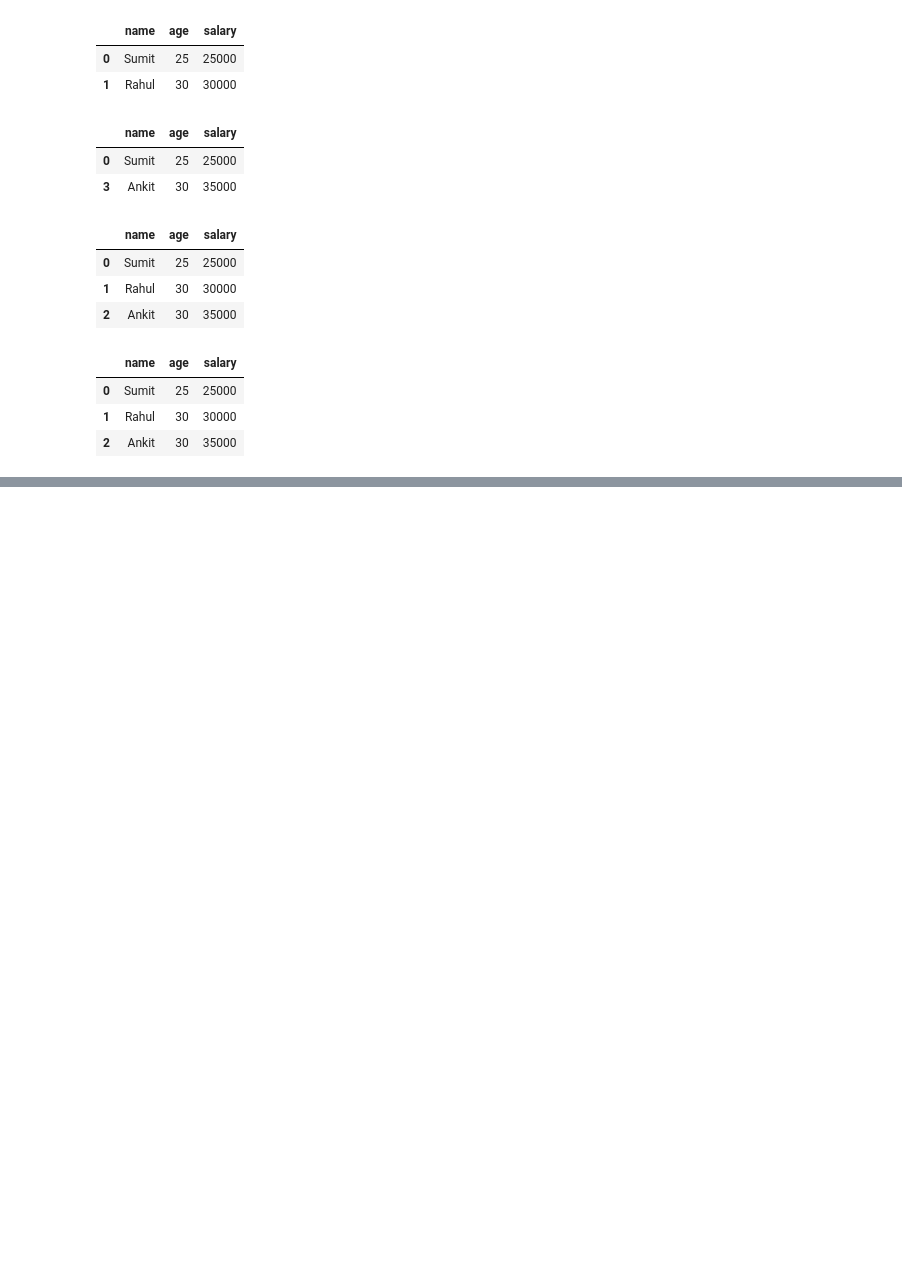
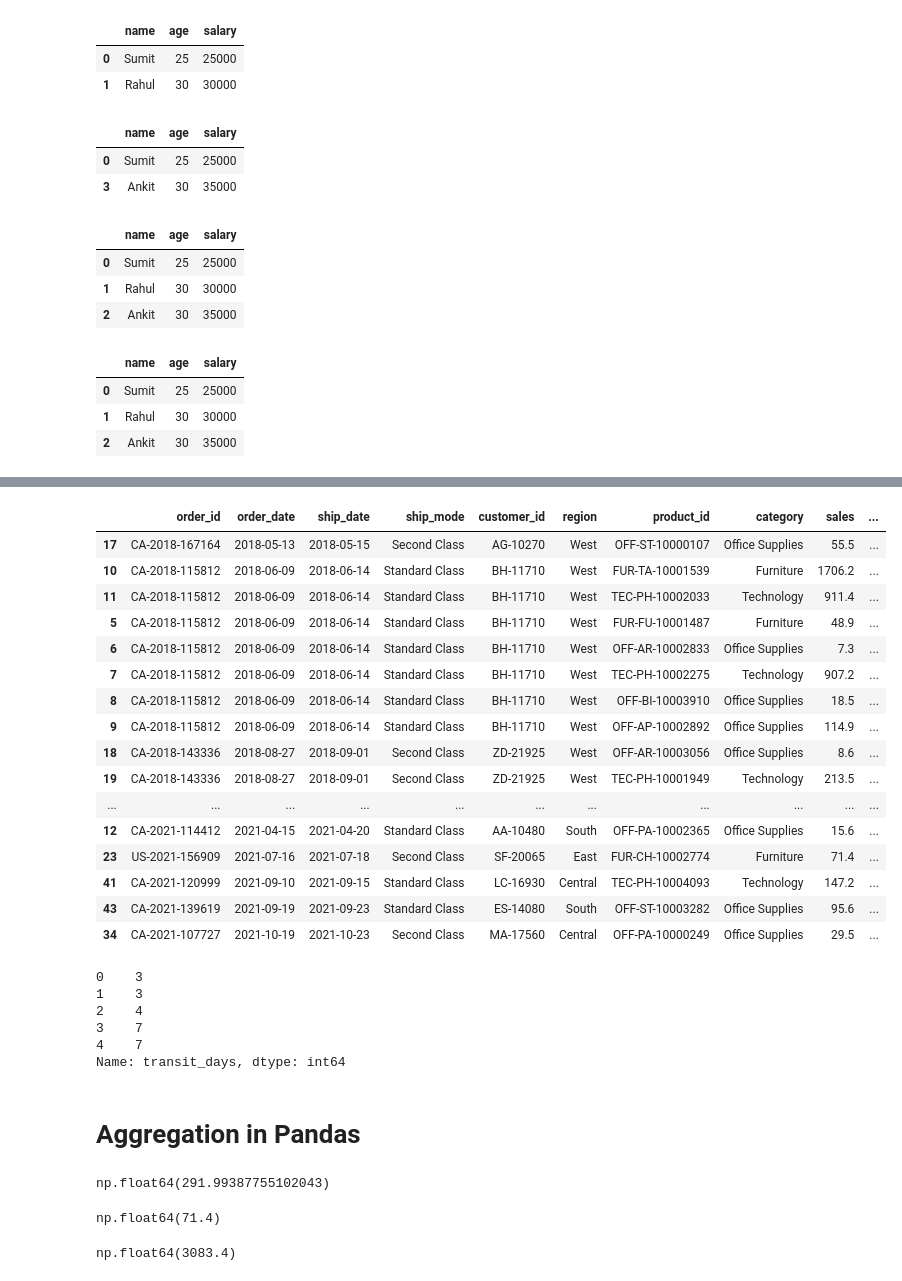
Before and after one commit to pranav444444/Revisiting-Pandas-and-Sql, a Jupyter notebook: pandas/revision_1.ipynb, the cells around one changed output, grey strips where cells are left out. Cells and saved outputs as stored; diff of their text form; code cells hidden in the pictures; blank space fills up the shorter version.

```diff
--- a/pandas/revision_1.ipynb
+++ b/pandas/revision_1.ipynb
@@ -1117,0 +1233,3 @@ df.drop_duplicates(subset=['name','age'])
+# %%
+df['ship_year']=df['ship_date'].dt.year
+df['ship_year'].head()
@@ -1117,0 +1243,3 @@ df.drop_duplicates(subset=['name','age'])
+# %%
+df['ship_month']=df['ship_date'].dt.month
+df['ship_month'].head()
@@ -1117,0 +1253,3 @@ df.drop_duplicates(subset=['name','age'])
+# %%
+df['ship_day']=df['ship_date'].dt.day
+df['ship_day'].head()
@@ -1117,0 +1263,3 @@ df.drop_duplicates(subset=['name','age'])
+# %%
+df['ship_day_name']=df['ship_date'].dt.day_name()
+df['ship_day_name'].head()
@@ -1117,0 +1283,46 @@ df.drop_duplicates(subset=['name','age'])
+# %%
+#sort values by date
+df.sort_values('order_date')
+# %% [output]
+|  | order_id | order_date | ship_date | ship_mode | customer_id | region | product_id | category | sales | ... |
+| 17 | CA-2018-167164 | 2018-05-13 | 2018-05-15 | Second Class | AG-10270 | West | OFF-ST-10000107 | Office Supplies | 55.5 | ... |
+| 10 | CA-2018-115812 | 2018-06-09 | 2018-06-14 | Standard Class | BH-11710 | West | FUR-TA-10001539 | Furniture | 1706.2 | ... |
+| 11 | CA-2018-115812 | 2018-06-09 | 2018-06-14 | Standard Class | BH-11710 | West | TEC-PH-10002033 | Technology | 911.4 | ... |
+| 5 | CA-2018-115812 | 2018-06-09 | 2018-06-14 | Standard Class | BH-11710 | West | FUR-FU-10001487 | Furniture | 48.9 | ... |
+| 6 | CA-2018-115812 | 2018-06-09 | 2018-06-14 | Standard Class | BH-11710 | West | OFF-AR-10002833 | Office Supplies | 7.3 | ... |
+| 7 | CA-2018-115812 | 2018-06-09 | 2018-06-14 | Standard Class | BH-11710 | West | TEC-PH-10002275 | Technology | 907.2 | ... |
+| 8 | CA-2018-115812 | 2018-06-09 | 2018-06-14 | Standard Class | BH-11710 | West | OFF-BI-10003910 | Office Supplies | 18.5 | ... |
+| 9 | CA-2018-115812 | 2018-06-09 | 2018-06-14 | Standard Class | BH-11710 | West | OFF-AP-10002892 | Office Supplies | 114.9 | ... |
+| 18 | CA-2018-143336 | 2018-08-27 | 2018-09-01 | Second Class | ZD-21925 | West | OFF-AR-10003056 | Office Supplies | 8.6 | ... |
+| 19 | CA-2018-143336 | 2018-08-27 | 2018-09-01 | Second Class | ZD-21925 | West | TEC-PH-10001949 | Technology | 213.5 | ... |
+| ... | ... | ... | ... | ... | ... | ... | ... | ... | ... | ... |
+| 12 | CA-2021-114412 | 2021-04-15 | 2021-04-20 | Standard Class | AA-10480 | South | OFF-PA-10002365 | Office Supplies | 15.6 | ... |
+| 23 | US-2021-156909 | 2021-07-16 | 2021-07-18 | Second Class | SF-20065 | East | FUR-CH-10002774 | Furniture | 71.4 | ... |
+| 41 | CA-2021-120999 | 2021-09-10 | 2021-09-15 | Standard Class | LC-16930 | Central | TEC-PH-10004093 | Technology | 147.2 | ... |
+| 43 | CA-2021-139619 | 2021-09-19 | 2021-09-23 | Standard Class | ES-14080 | South | OFF-ST-10003282 | Office Supplies | 95.6 | ... |
+| 34 | CA-2021-107727 | 2021-10-19 | 2021-10-23 | Second Class | MA-17560 | Central | OFF-PA-10000249 | Office Supplies | 29.5 | ... |
+# %%
+#differnece between dates(days)
+df['transit_days']=(df['ship_date']-df['order_date']).dt.days
+df['transit_days'].head()
+# %% [output]
+0    3
+1    3
+2    4
+3    7
+4    7
+Name: transit_days, dtype: int64
+# %% [markdown]
+# Aggregation in Pandas
+# %%
+df['sales'].mean()
+# %% [output]
+np.float64(291.99387755102043)
+# %%
+df['sales'].median()
+# %% [output]
+np.float64(71.4)
+# %%
+df['sales'].max()
+# %% [output]
+np.float64(3083.4)
```
Also changed, not shown: parts of 67 cells of this notebook, 20 other files.
